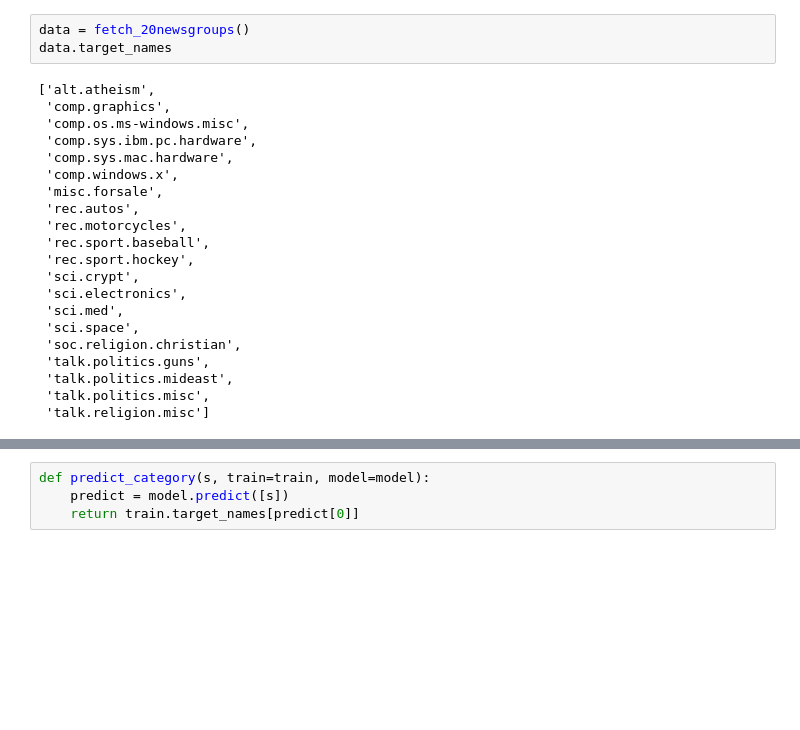
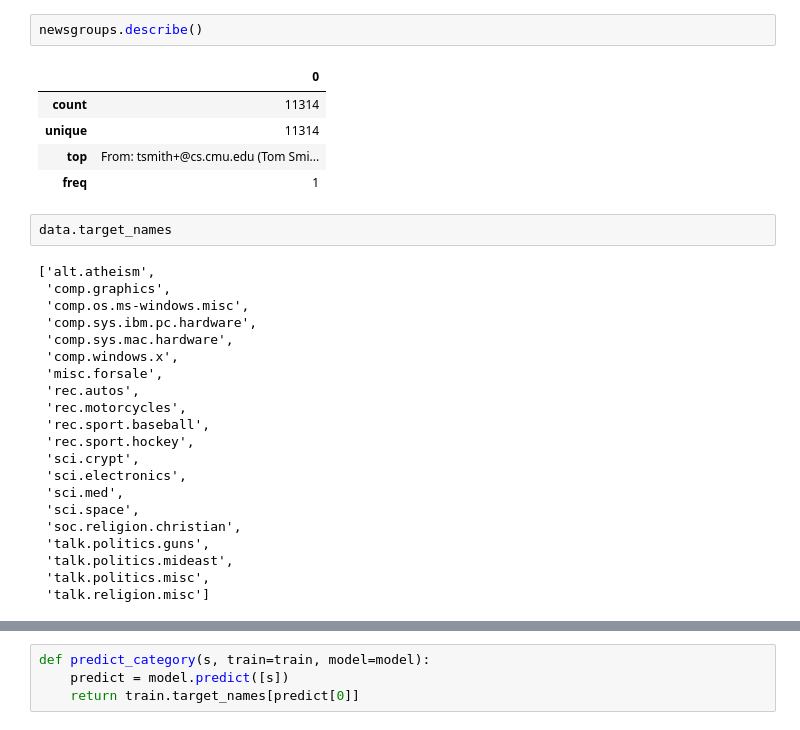
Before and after one commit to pkadala/machinelearning, a Jupyter notebook: TextClassification/TextClassification_news_groups.ipynb, the cells around one changed output, grey strips where cells are left out. Saved outputs shown, nothing was run; the diff lists cells and outputs as text; blank space fills up the shorter version.

```diff
--- a/TextClassification/TextClassification_news_groups.ipynb
+++ b/TextClassification/TextClassification_news_groups.ipynb
@@ -8,5 +21,12 @@ from sklearn.datasets import fetch_20newsgroups
+# %%
+newsgroups.describe()
+# %% [output]
+|  | 0 |
+| count | 11314 |
+| unique | 11314 |
+| top | From: tsmith+@cs.cmu.edu (Tom Smi... |
+| freq | 1 |
 # %%
-data = fetch_20newsgroups()
 data.target_names
 # %% [output]
 ['alt.atheism',
```
Also changed, not shown: parts of 5 cells of this notebook, 19 other files.
